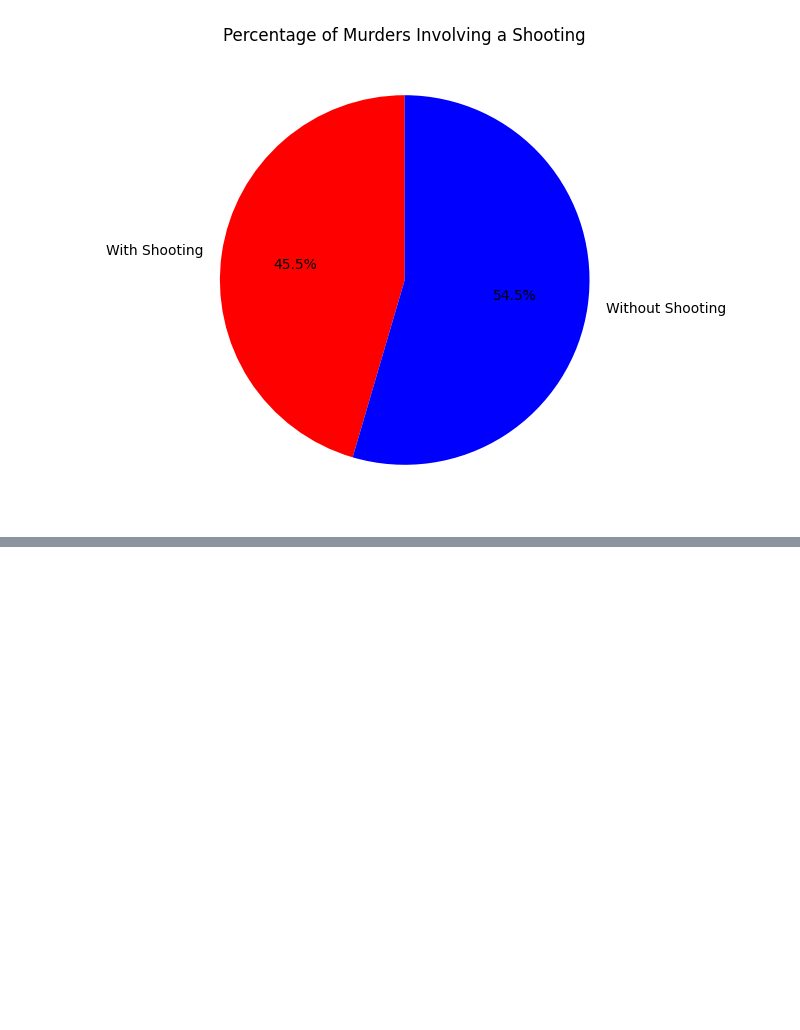
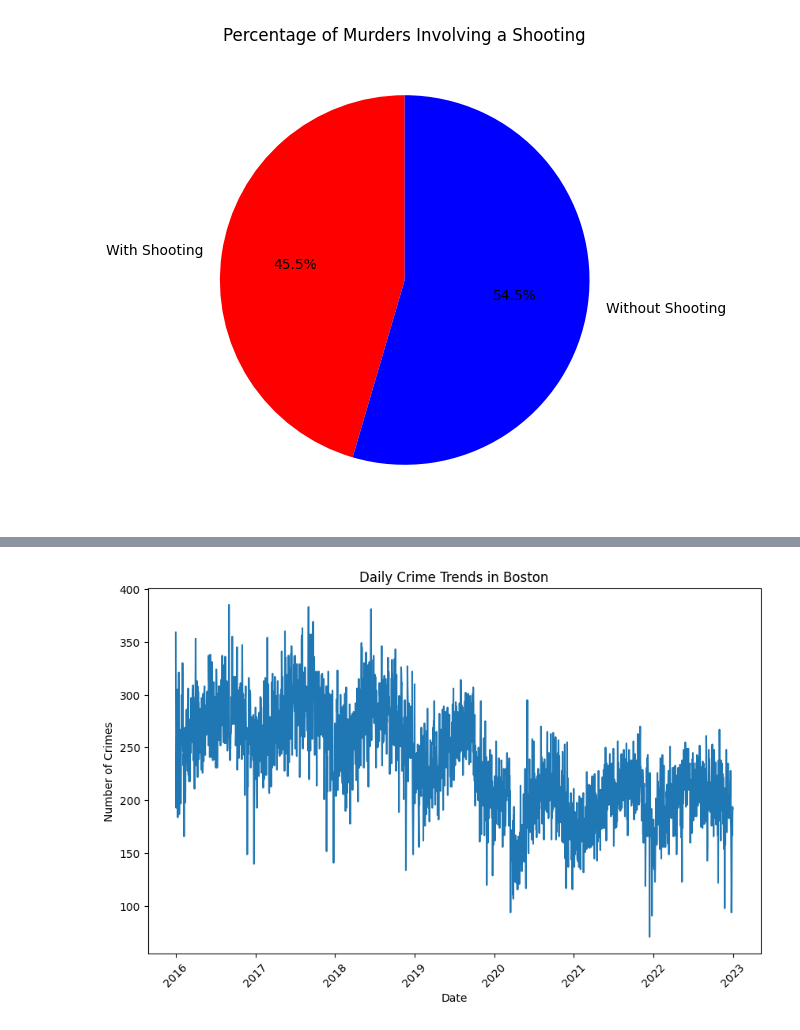
Before and after one commit to O4b1t/data-science-2024F, a Jupyter notebook: unit3/Unit3Project.ipynb, the cells around one changed output, grey strips where cells are left out. Cells and saved outputs as stored; diff of their text form; code cells hidden in the pictures; blank space fills up the shorter version.

Commit message:
Finished certain time of year when crime is more prevalent and first unique questions and graph

```diff
--- a/unit3/Unit3Project.ipynb
+++ b/unit3/Unit3Project.ipynb
@@ -196,3 +196,7 @@ plt.title('Percentage of Murders Involving a Shooting')
 plt.show()
 # %% [output]
 [figure]
+# %%
+bostonCrime['DATE'] = bostonCrime['OCCURRED_ON_DATE'].dt.date
+daily_crimes = bostonCrime.groupby('DATE').size()
+daily_crimes
@@ -198,0 +217,11 @@ plt.show()
+# %%
+import seaborn as sns
+plt.figure(figsize=(10, 6))
+sns.lineplot(x = daily_crimes.index, y = daily_crimes.values)
+plt.title('Daily Crime Trends in Boston')
+plt.xlabel('Date')
+plt.ylabel('Number of Crimes')
+plt.xticks(rotation = 45)
+plt.show()
+# %% [output]
+[figure, added]
```
Also changed, not shown: parts of 4 cells of this notebook.
